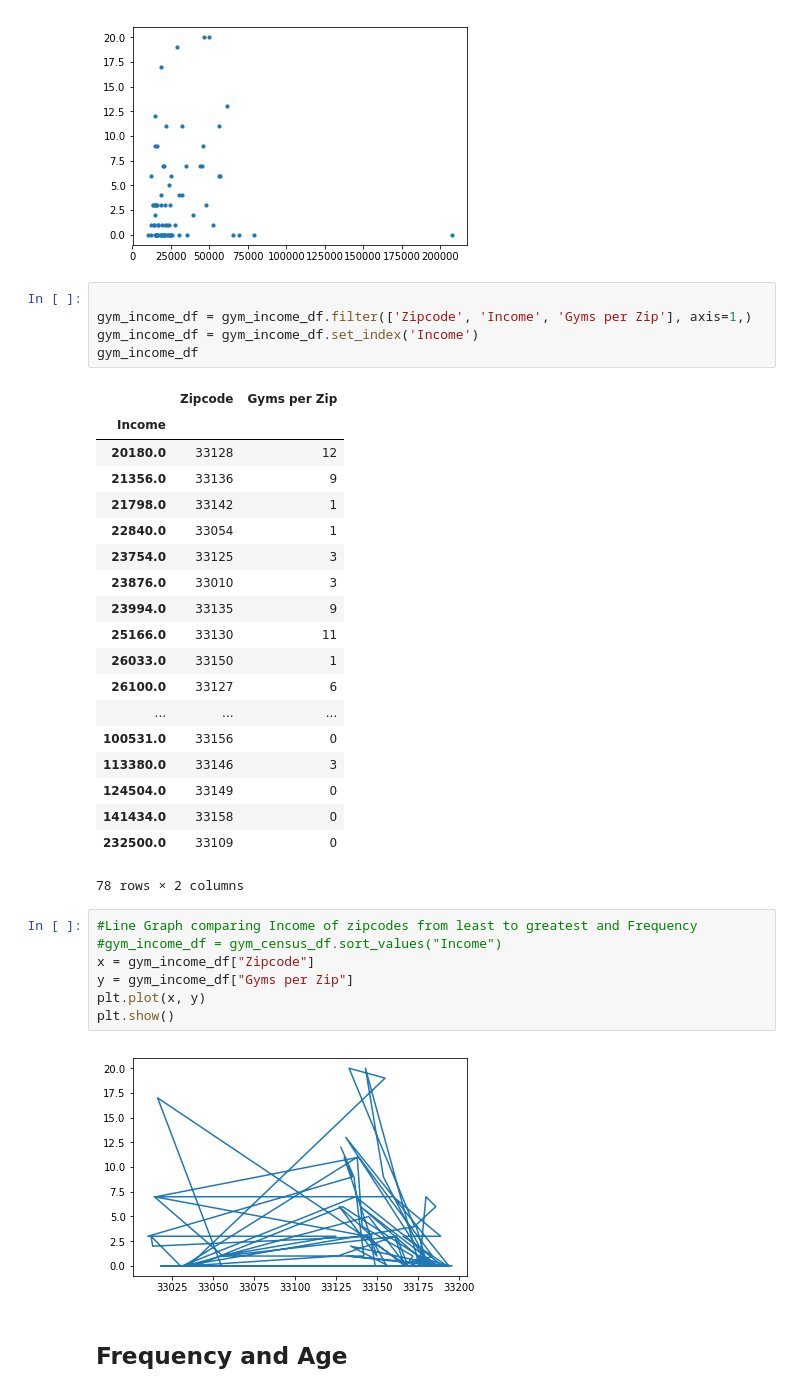
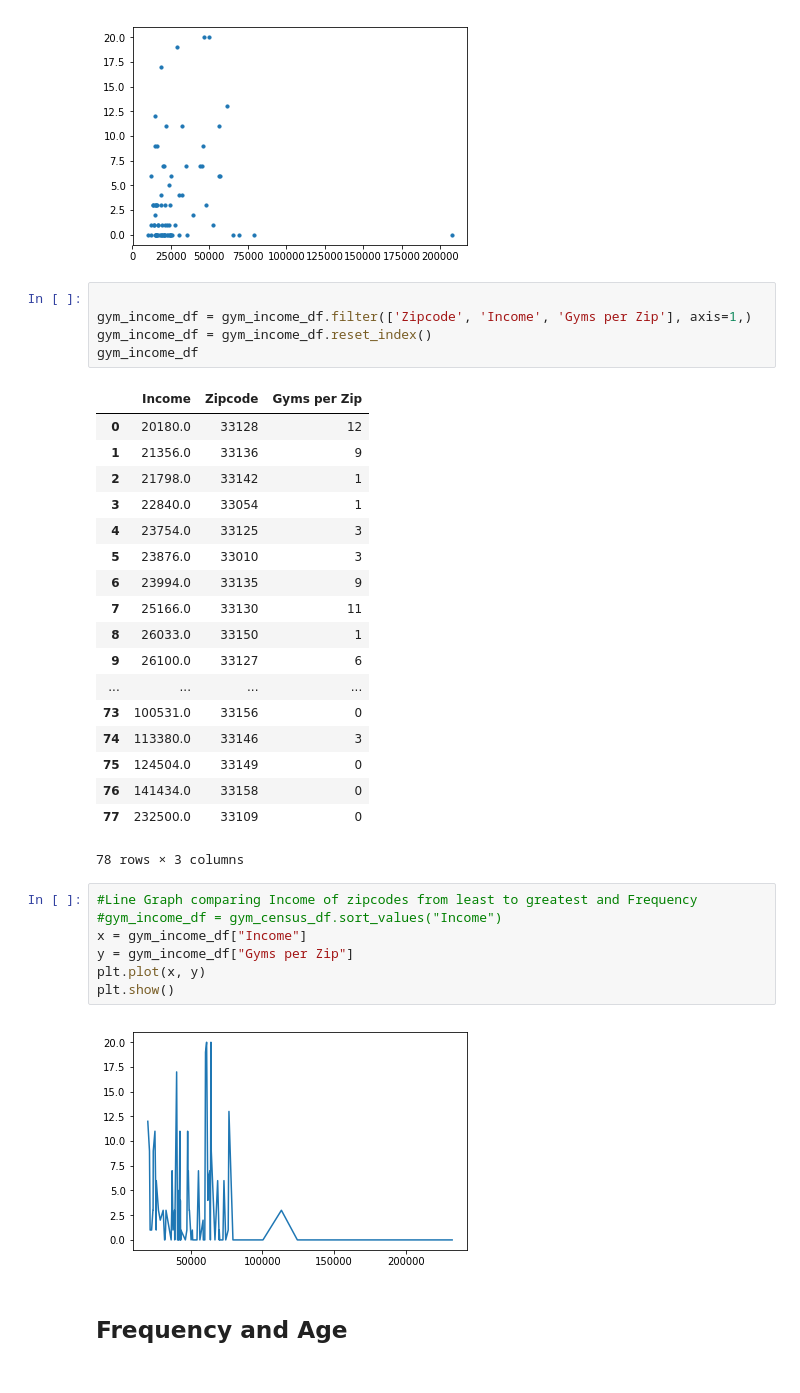
Before and after one commit to EJohnson7/Project-1, a Jupyter notebook: Merge and Charts.ipynb, the cells around one changed output. Cells and saved outputs as stored; diff of their text form.

Commit message:
Merge and Charts and gymlist data?

```diff
--- a/Merge and Charts.ipynb
+++ b/Merge and Charts.ipynb
@@ -139,37 +139,36 @@ plt.show()
 # %%
 
 gym_income_df = gym_income_df.filter(['Zipcode', 'Income', 'Gyms per Zip'], axis=1,)
-gym_income_df = gym_income_df.set_index('Income')
+gym_income_df = gym_income_df.reset_index()
 gym_income_df
 # %% [output]
-|  | Zipcode | Gyms per Zip |
-| Income |  |  |
-| 20180.0 | 33128 | 12 |
-| 21356.0 | 33136 | 9 |
-| 21798.0 | 33142 | 1 |
-| 22840.0 | 33054 | 1 |
-| 23754.0 | 33125 | 3 |
-| 23876.0 | 33010 | 3 |
-| 23994.0 | 33135 | 9 |
-| 25166.0 | 33130 | 11 |
-| 26033.0 | 33150 | 1 |
-| 26100.0 | 33127 | 6 |
-| ... | ... | ... |
-| 100531.0 | 33156 | 0 |
-| 113380.0 | 33146 | 3 |
-| 124504.0 | 33149 | 0 |
-| 141434.0 | 33158 | 0 |
-| 232500.0 | 33109 | 0 |
+|  | Income | Zipcode | Gyms per Zip |
+| 0 | 20180.0 | 33128 | 12 |
+| 1 | 21356.0 | 33136 | 9 |
+| 2 | 21798.0 | 33142 | 1 |
+| 3 | 22840.0 | 33054 | 1 |
+| 4 | 23754.0 | 33125 | 3 |
+| 5 | 23876.0 | 33010 | 3 |
+| 6 | 23994.0 | 33135 | 9 |
+| 7 | 25166.0 | 33130 | 11 |
+| 8 | 26033.0 | 33150 | 1 |
+| 9 | 26100.0 | 33127 | 6 |
+| ... | ... | ... | ... |
+| 73 | 100531.0 | 33156 | 0 |
+| 74 | 113380.0 | 33146 | 3 |
+| 75 | 124504.0 | 33149 | 0 |
+| 76 | 141434.0 | 33158 | 0 |
+| 77 | 232500.0 | 33109 | 0 |
-78 rows × 2 columns
+78 rows × 3 columns
 # %%
 #Line Graph comparing Income of zipcodes from least to greatest and Frequency
 #gym_income_df = gym_census_df.sort_values("Income")
-x = gym_income_df["Zipcode"]
+x = gym_income_df["Income"]
 y = gym_income_df["Gyms per Zip"]
 plt.plot(x, y)
 plt.show()
 # %% [output]
-[figure, old version]
+[figure, new version]
 # %% [markdown]
 ## Frequency and Age
 # %%
```
